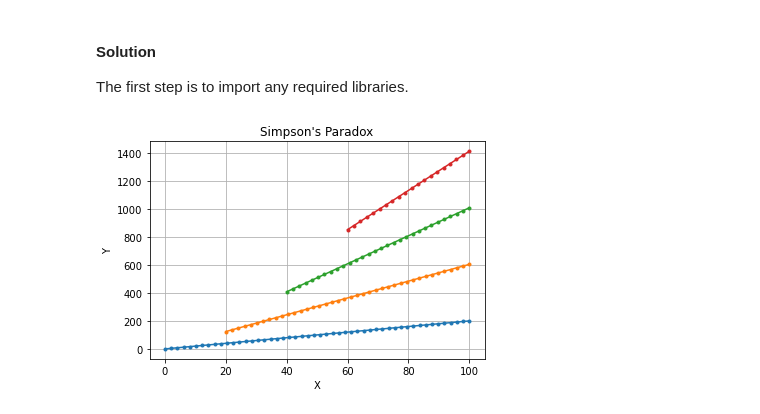
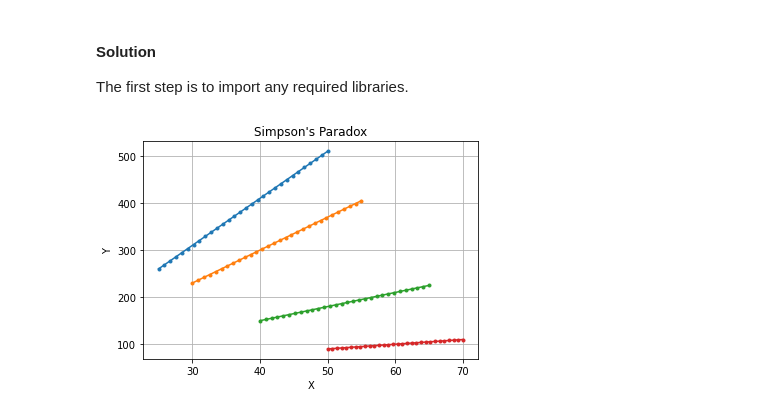
Before and after one commit to GaryLocke91/52446_fundamentals_tasks, a Jupyter notebook: 52446_fundamentals_tasks.ipynb, the cells around one changed output. Drawn from its saved outputs; the diff is of its cells as text; code cells hidden in the pictures.

```diff
--- a/52446_fundamentals_tasks.ipynb
+++ b/52446_fundamentals_tasks.ipynb
@@ -271,27 +271,28 @@ The first step is to import any required libraries.
 import numpy as np
 import matplotlib.pyplot as plt
 # %%
-a1, b1 =  2, 4
-a2, b2 = 6, 8
-a3, b3 = 10, 12
-a4, b4 = 14, 16
+a1, b1 = 10, 10
+a2, b2 = 7, 20
+a3, b3 = 3, 30
+a4, b4 = 1, 40
 
-x1 = np.linspace(0,100,50)
+x1 = np.linspace(25,50,30)
 y1 = a1 * x1 + b1
 plt.plot(x1, y1, marker='.')
 
-x2 = np.linspace(20,100,40)
+x2 = np.linspace(30,55,30)
 y2 = a2 * x2 + b2
 plt.plot(x2, y2, marker='.')
 
-x3 = np.linspace(40,100,30)
+x3 = np.linspace(40,65,30)
 y3 = a3 * x3 + b3
 plt.plot(x3, y3, marker='.')
 
-x4 = np.linspace(60,100,20)
+x4 = np.linspace(50,70,30)
 y4 = a4 * x4 + b4
 plt.plot(x4, y4, marker='.')
+
 plt.xlabel("X"), plt.ylabel("Y"), plt.title("Simpson's Paradox")
 plt.grid()
 # %% [output]
-[figure, old version]
+[figure, new version]
```
Also changed, not shown: parts of 2 cells of this notebook.
